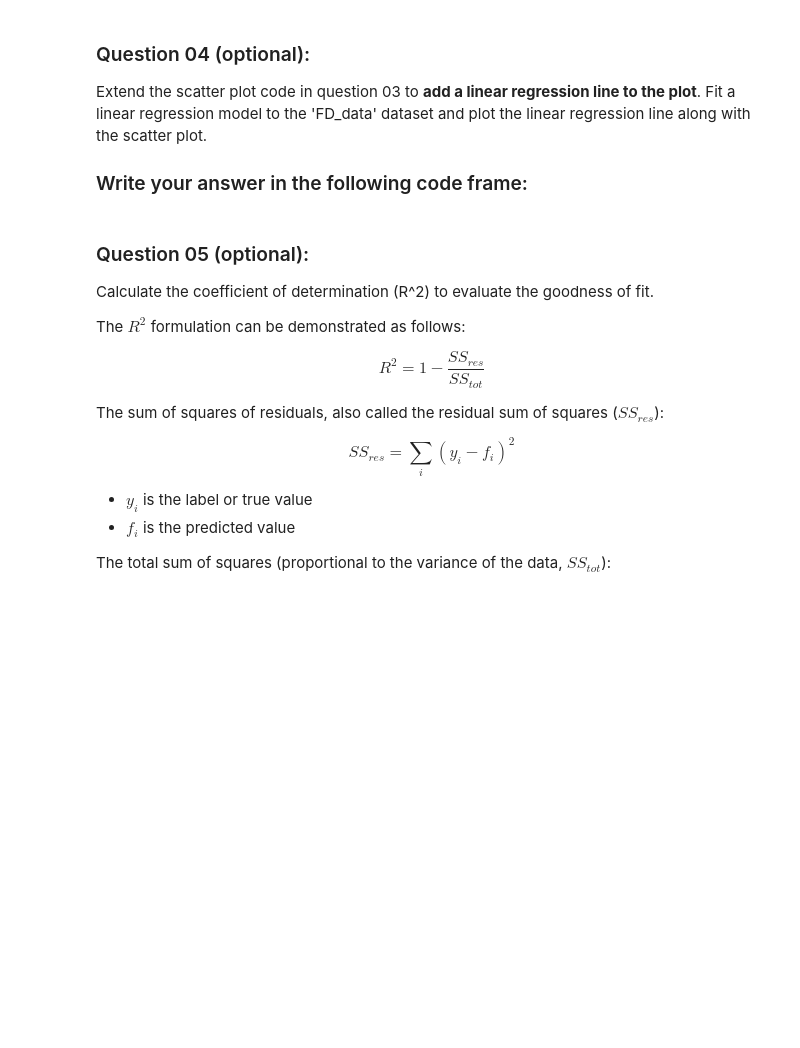
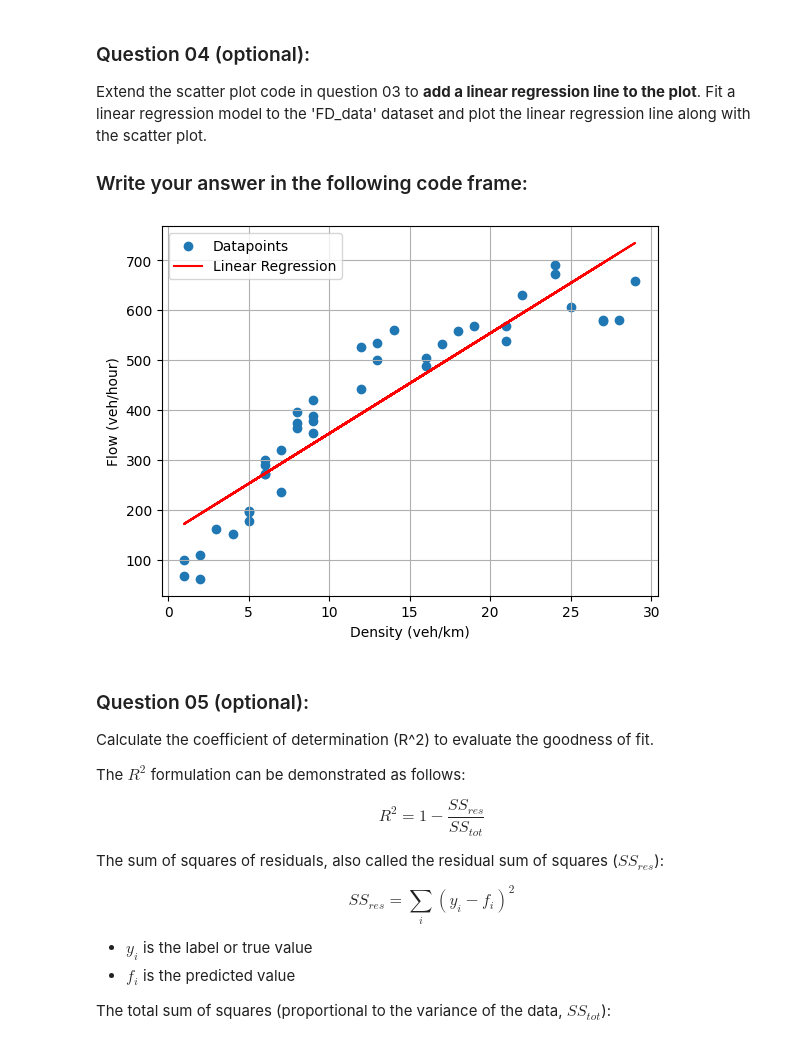
Before and after one commit to felixthe-cat/CIVL3140_clone, a Jupyter notebook: 02 Regression models/exercise02.ipynb, the cells around one changed output. Saved outputs shown, nothing was run; the diff lists cells and outputs as text; code cells hidden in the pictures; blank space fills up the shorter version.

```diff
--- a/02 Regression models/exercise02.ipynb
+++ b/02 Regression models/exercise02.ipynb
@@ -52,6 +90,32 @@ Given a dataset loaded from a CSV file named 'FD_data.csv' containing columns 'k
 Extend the scatter plot code in question 03 to **add a linear regression line to the plot**. Fit a linear regression model to the 'FD_data' dataset and plot the linear regression line along with the scatter plot.
 
 ### Write your answer in the following code frame:
+# %%
+import pandas as pd
+import numpy as np
+import matplotlib.pyplot as plt
+from sklearn.linear_model import LinearRegression
+
+df = pd.read_csv('FD_data.csv')
+
+X = np.array(df['k']).reshape(-1,1)
+y = np.array(df['q']).reshape(-1,1)
+
+model = LinearRegression()
+model.fit(X,y)
+
+y_predicted = np.array(model.predict(X)).reshape(-1,1)
+
+plt.scatter(X,y, label = 'Datapoints')
+plt.plot(X, y_predicted, color = 'red', label='Linear Regression')
+
+plt.legend()
+plt.xlabel('Density (veh/km)')
+plt.ylabel('Flow (veh/hour)')
+plt.grid()
+plt.show()
+# %% [output]
+[figure, added]
 # %% [markdown]
 ### Question 05 (optional):
 
```
Also changed, not shown: parts of 4 cells of this notebook.
